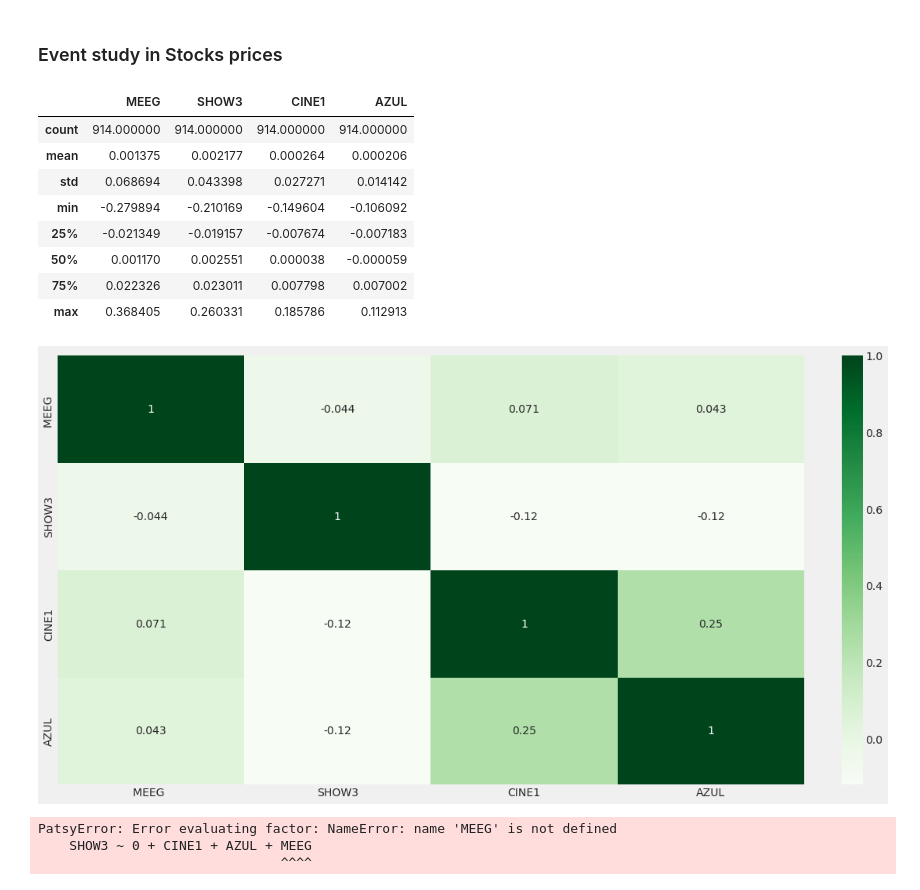
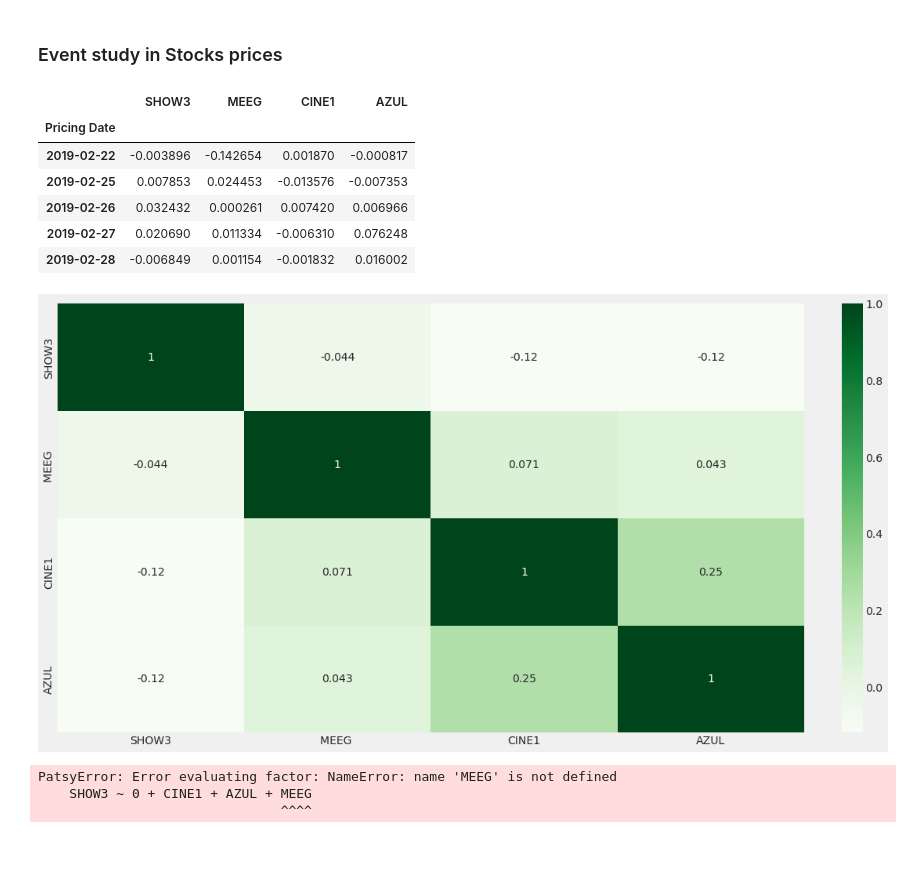
Before and after one commit to Jhonattanln/Causality_study, a Jupyter notebook: Code.ipynb, the cells around one changed output. Drawn from its saved outputs; the diff is of its cells as text; code cells hidden in the pictures; blank space fills up the shorter version.

```diff
--- a/Code.ipynb
+++ b/Code.ipynb
@@ -11,23 +11,22 @@ df = pd.read_excel('Stocks_prices.xlsx', parse_dates=True, index_col=0)
 # %%
 df.dropna(inplace=True)
 df = df.pct_change().dropna()
+df.sort_index(inplace=True)
 # %%
-df.describe()
+df.head()
 # %% [output]
-|  | MEEG | SHOW3 | CINE1 | AZUL |
-| count | 914.000000 | 914.000000 | 914.000000 | 914.000000 |
-| mean | 0.001375 | 0.002177 | 0.000264 | 0.000206 |
-| std | 0.068694 | 0.043398 | 0.027271 | 0.014142 |
-| min | -0.279894 | -0.210169 | -0.149604 | -0.106092 |
-| 25% | -0.021349 | -0.019157 | -0.007674 | -0.007183 |
-| 50% | 0.001170 | 0.002551 | 0.000038 | -0.000059 |
-| 75% | 0.022326 | 0.023011 | 0.007798 | 0.007002 |
-| max | 0.368405 | 0.260331 | 0.185786 | 0.112913 |
+|  | SHOW3 | MEEG | CINE1 | AZUL |
+| Pricing Date |  |  |  |  |
+| 2019-02-22 | -0.003896 | -0.142654 | 0.001870 | -0.000817 |
+| 2019-02-25 | 0.007853 | 0.024453 | -0.013576 | -0.007353 |
+| 2019-02-26 | 0.032432 | 0.000261 | 0.007420 | 0.006966 |
+| 2019-02-27 | 0.020690 | 0.011334 | -0.006310 | 0.076248 |
+| 2019-02-28 | -0.006849 | 0.001154 | -0.001832 | 0.016002 |
 # %%
 plt.figure(figsize=(15, 8))
 grap = sns.heatmap(df.corr(), cmap='Greens', annot=True)
 # %% [output]
-[figure, old version]
+[figure, new version]
 # %%
 df = df.loc['2021-01-01':]
 # %%
```
Also changed, not shown: parts of 1 cell of this notebook.
